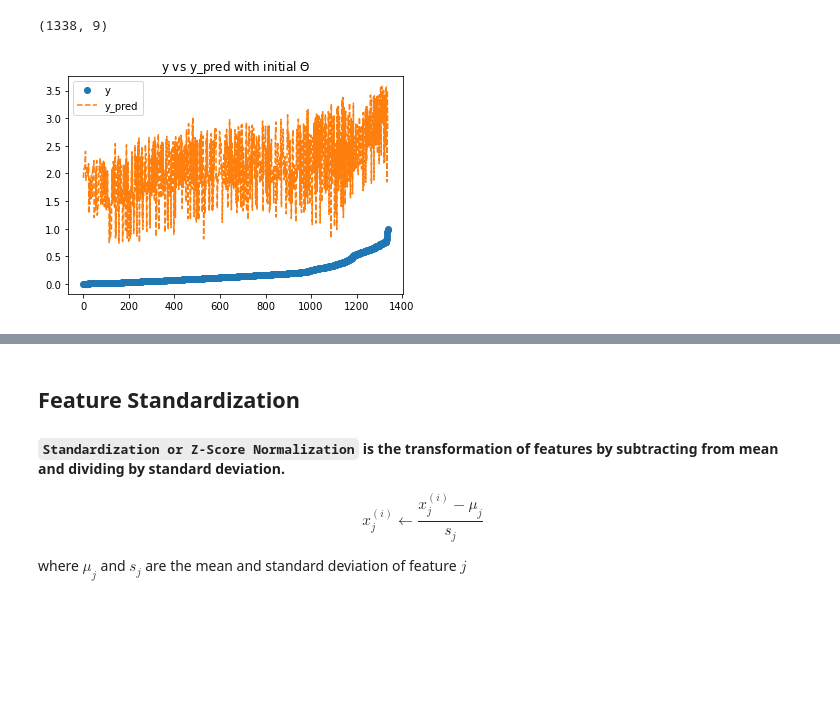
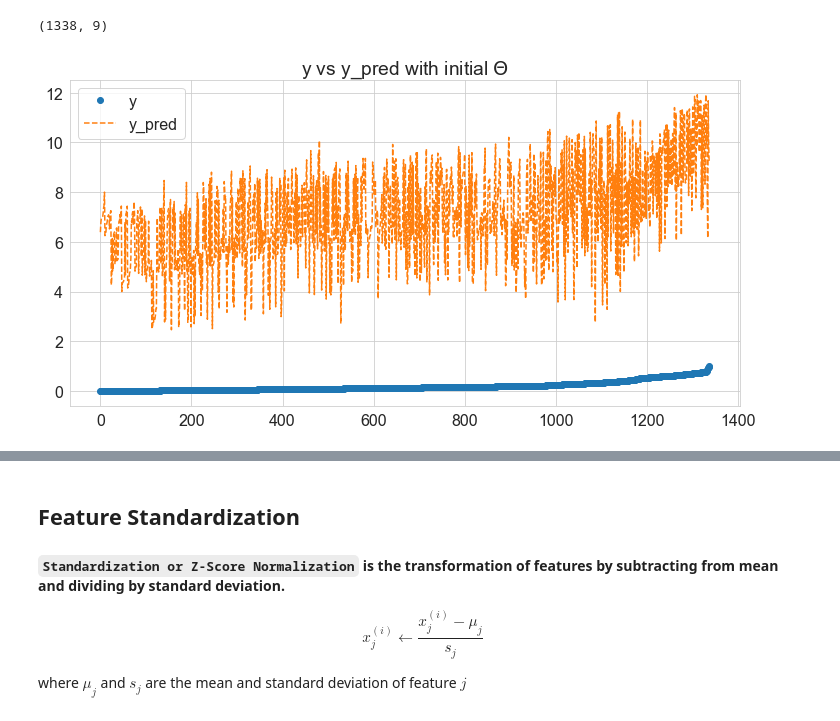
Before and after one commit to Ellie190/Adaptive-Computation-and-Machine-Learning, a Jupyter notebook: Assignment_1B.ipynb, the cells around one changed output, grey strips where cells are left out. Cells and saved outputs as stored; diff of their text form; code cells hidden in the pictures; blank space fills up the shorter version.

```diff
--- a/Assignment_1B.ipynb
+++ b/Assignment_1B.ipynb
@@ -8,7 +8,11 @@
 import pandas as pd
 import numpy as np
 import matplotlib.pyplot as plt
+import matplotlib
+matplotlib.rcParams['font.size'] = 16
+matplotlib.rcParams['figure.figsize'] = (12, 6)
 import seaborn as sns
+sns.set_style('whitegrid')
 # %%
 # dataset
 df = pd.read_csv("insurance.csv")
@@ -416,18 +420,18 @@ X.shape
 (1338, 9)
 # %%
 # Initial estimate of parameters
-initial_theta = np.zeros((X.shape[1],1))+0.6
+initial_theta = np.zeros((X.shape[1],1))+2
 
 y_pred = X.dot(initial_theta)
 
-sortidx = np.argsort(y_norm[:,0]) # sort the values for better visualization
-plt.plot(y_norm[sortidx,0],'o', label = "y")
+sortidx = np.argsort(y[:,0]) # sort the values for better visualization
+plt.plot(y[sortidx,0],'o', label = "y")
 plt.plot(y_pred[sortidx,0],'--', label = "y_pred")
 plt.title("y vs y_pred with initial $ \Theta $");
 plt.legend()
 plt.show();
 # %% [output]
-[figure, old version]
+[figure, new version]
 # %%
 def cost_function(theta):
     J = np.sum((X.dot(theta)-y)**2,axis=0)[0]
```
Also changed, not shown: parts of 49 cells of this notebook.
